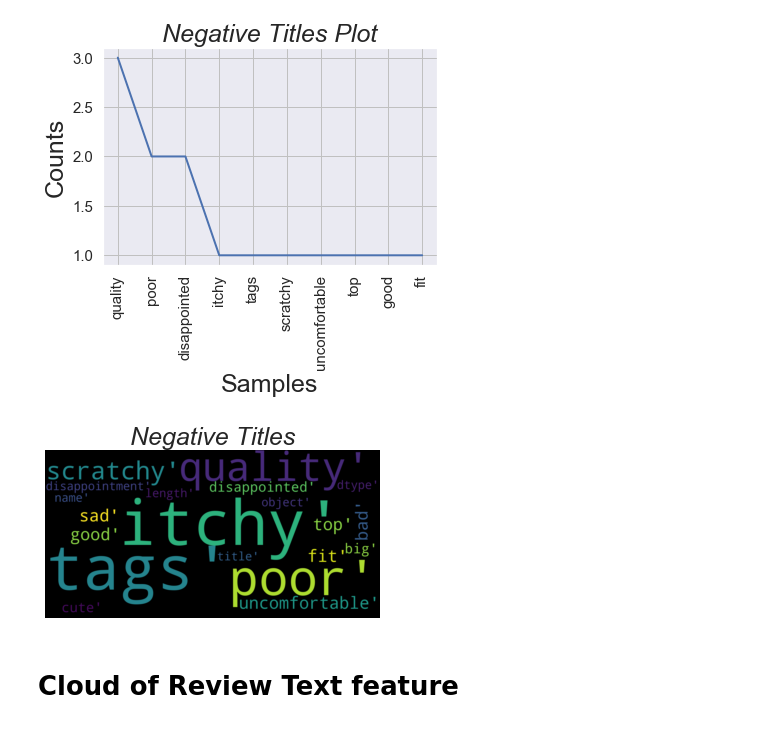
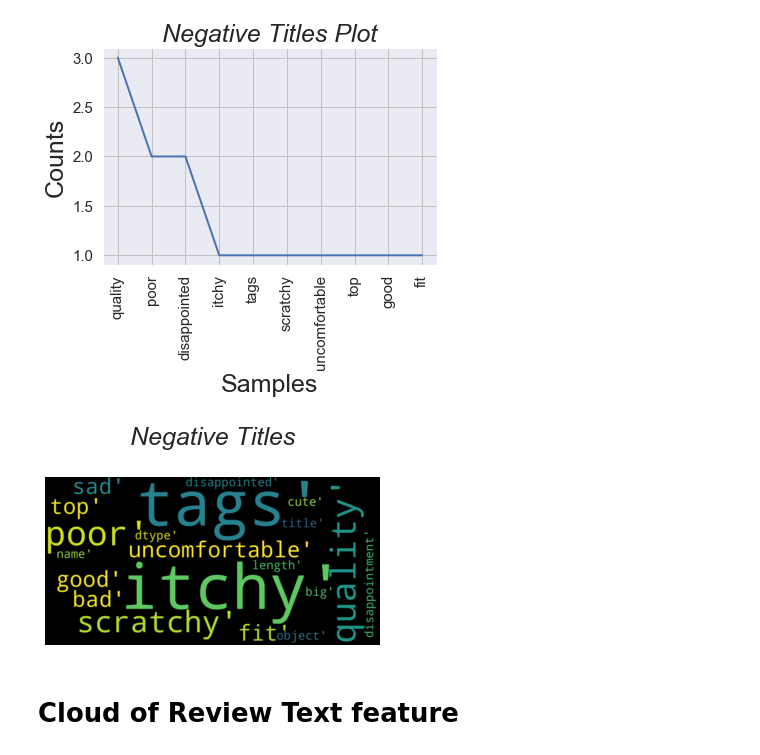
Before and after one commit to skylar17/final_project_CUdbc, a Jupyter notebook: Kamal_Womens_Clothing_Review.ipynb, the cells around one changed output. Drawn from its saved outputs; the diff is of its cells as text; code cells hidden in the pictures.

```diff
--- a/Kamal_Womens_Clothing_Review.ipynb
+++ b/Kamal_Womens_Clothing_Review.ipynb
@@ -324,10 +324,10 @@ ret_text = tokenize(str(negative['Title']).lower())
 [figure]
 # %%
 # Negative word cloud
-plt.title("Negative Titles",fontsize=25,fontstyle='oblique')
+plt.title("Negative Titles\n",fontsize=25,fontstyle='oblique')
 wordcloud(ret_text)
 # %% [output]
-[figure, old version]
+[figure, new version]
 # %% [markdown]
 # Cloud of Review Text feature
 # %%
```
Also changed, not shown: parts of 2 cells of this notebook.
